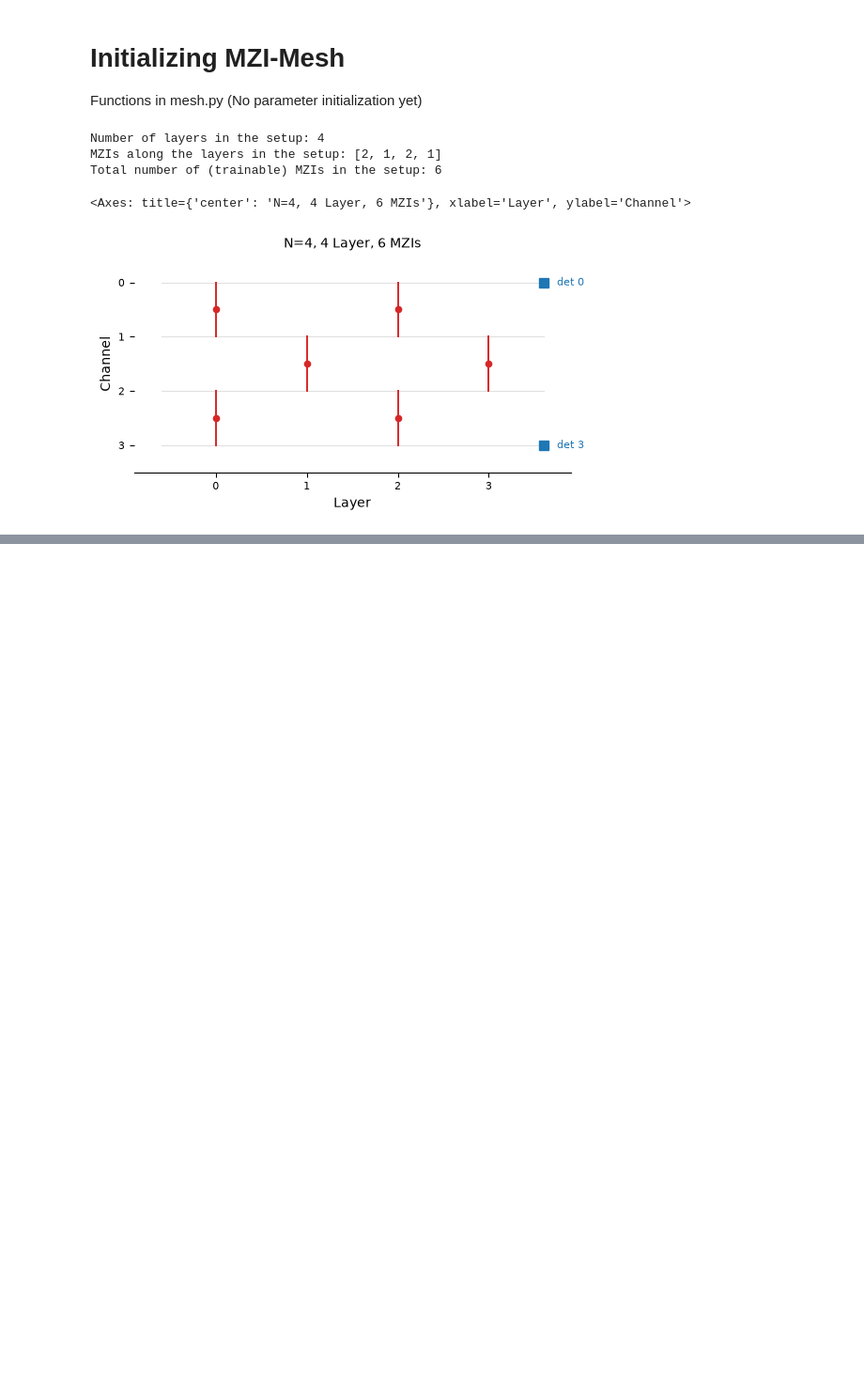
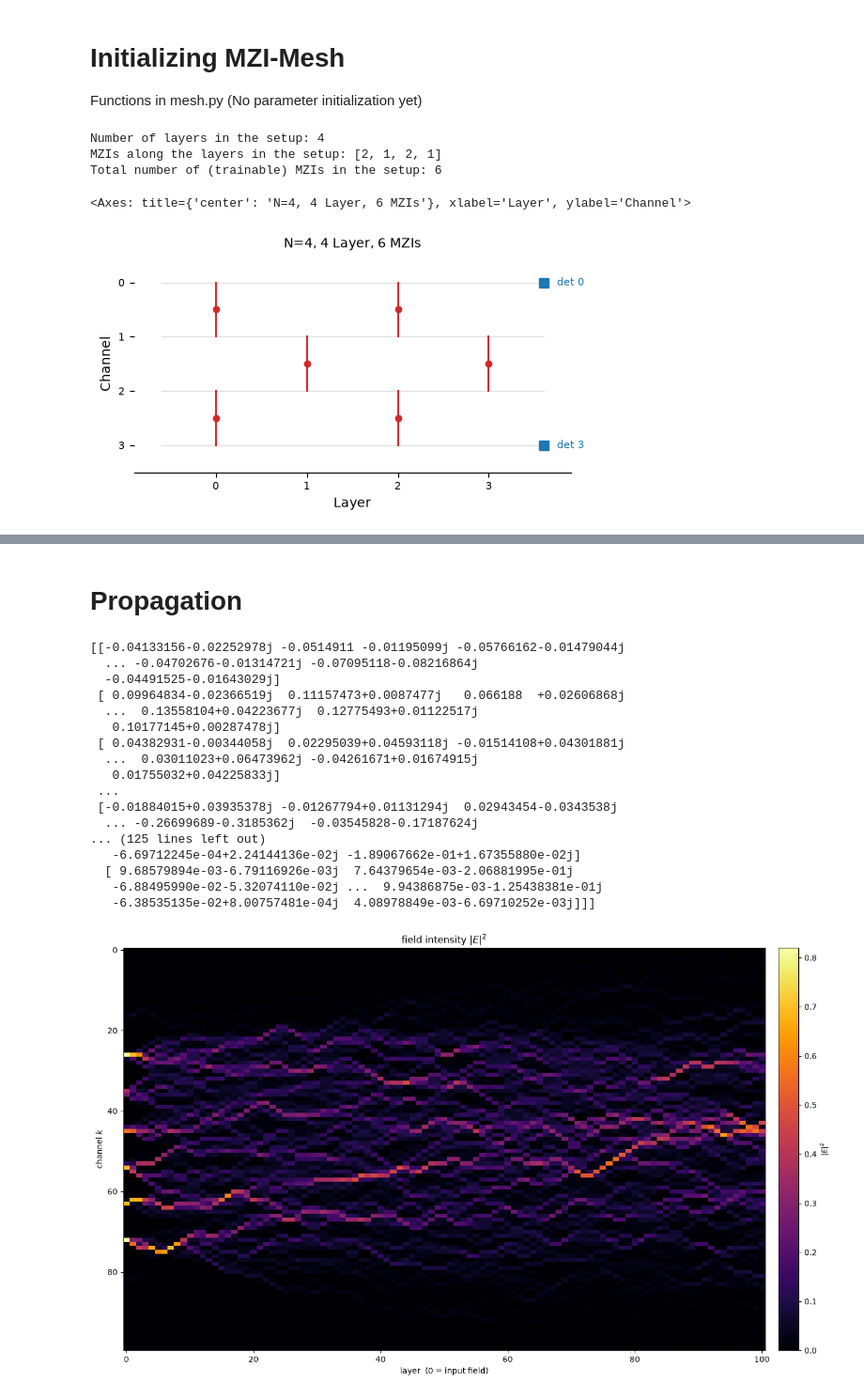
Before and after one commit to kaschdaniel/MANTIS, a Jupyter notebook: Debug.ipynb, the cells around one changed output, grey strips where cells are left out. Shown at 94% size. Drawn from its saved outputs; the diff is of its cells as text; code cells hidden in the pictures; blank space fills up the shorter version.

```diff
--- a/Debug.ipynb
+++ b/Debug.ipynb
@@ -156,0 +78,36 @@ Text(667.8365885416666, 0.5, 'Intensity')
+# %% [markdown]
+# Propagation
+# %%
+N=100 #number of channels (number of pixels in mnist image)
+prop_mesh = MZIMesh(N, plan_rectangular(N, N)) #creating mesh object
+thetas, phis = prop_mesh.init_random() #initializing random weights
+
+layers = prop_mesh.layer_matrices(thetas, phis)   #build transfer matrices (layers) from parameters
+
+E_out  = forward(E_X, layers)         #propagation that gives end result directly
+print(E_out)                          #format: [channels, batches]
+print(np.shape(E_out))
+
+E_hist = forward_history(E_X, layers) #propagation that gives all E-fields for every layer
+print(E_hist)                         #format: [layers, channels, batches]
+I = np.abs(E_hist[:,:,2])**2
+fig, _ = plot_intensity_map(I)
+# %% [output]
+[[-0.04133156-0.02252978j -0.0514911 -0.01195099j -0.05766162-0.01479044j
+  ... -0.04702676-0.01314721j -0.07095118-0.08216864j
+  -0.04491525-0.01643029j]
+ [ 0.09964834-0.02366519j  0.11157473+0.0087477j   0.066188  +0.02606868j
+  ...  0.13558104+0.04223677j  0.12775493+0.01122517j
+   0.10177145+0.00287478j]
+ [ 0.04382931-0.00344058j  0.02295039+0.04593118j -0.01514108+0.04301881j
+  ...  0.03011023+0.06473962j -0.04261671+0.01674915j
+   0.01755032+0.04225833j]
+ ...
+ [-0.01884015+0.03935378j -0.01267794+0.01131294j  0.02943454-0.0343538j
+  ... -0.26699689-0.3185362j  -0.03545828-0.17187624j
+... (125 lines left out)
+   -6.69712245e-04+2.24144136e-02j -1.89067662e-01+1.67355880e-02j]
+  [ 9.68579894e-03-6.79116926e-03j  7.64379654e-03-2.06881995e-01j
+   -6.88495990e-02-5.32074110e-02j ...  9.94386875e-03-1.25438381e-01j
+   -6.38535135e-02+8.00757481e-04j  4.08978849e-03-6.69710252e-03j]]]
+[figure, added]
```
Also changed, not shown: parts of 8 cells of this notebook, 3 other files.
